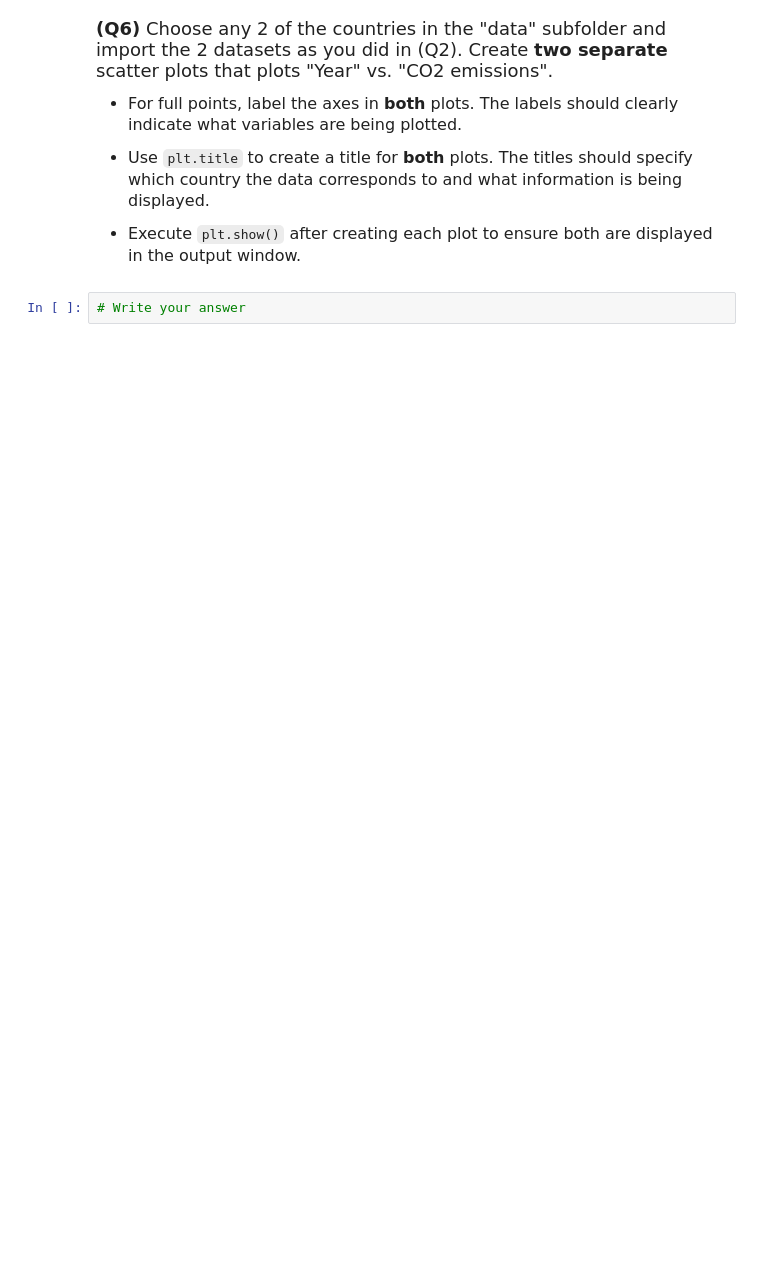
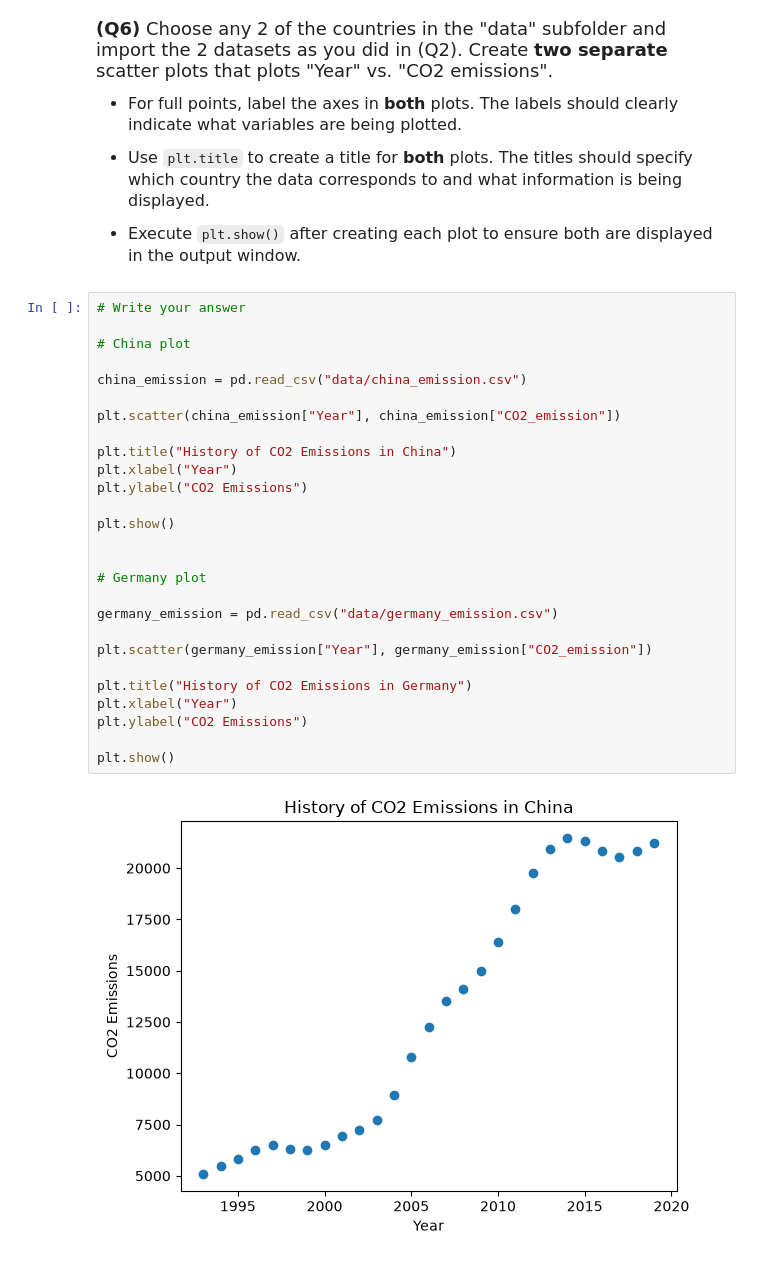
Before and after one commit to aabelnegash/datasci185fall2026, a Jupyter notebook: _assignments/assignment_2/Assignment2.ipynb, the cells around one changed output. Drawn from its saved outputs; the diff is of its cells as text; blank space fills up the shorter version.

```diff
--- a/_assignments/assignment_2/Assignment2.ipynb
+++ b/_assignments/assignment_2/Assignment2.ipynb
@@ -144,5 +152,32 @@ plt
 - Use `plt.title` to create a title for **both** plots. The titles should specify which country the data corresponds to and what information is being displayed.
 
 - Execute `plt.show()` after creating each plot to ensure both are displayed in the output window.
-# %%
-# Write your answer
+# %%
+# Write your answer
+
+# China plot
+
+china_emission = pd.read_csv("data/china_emission.csv")
+
+plt.scatter(china_emission["Year"], china_emission["CO2_emission"])
+
+plt.title("History of CO2 Emissions in China")
+plt.xlabel("Year")
+plt.ylabel("CO2 Emissions")
+
+plt.show()
+
+
+# Germany plot
+
+germany_emission = pd.read_csv("data/germany_emission.csv")
+
+plt.scatter(germany_emission["Year"], germany_emission["CO2_emission"])
+
+plt.title("History of CO2 Emissions in Germany")
+plt.xlabel("Year")
+plt.ylabel("CO2 Emissions")
+
+plt.show()
+# %% [output]
+[figure, added]
```
Also changed, not shown: parts of 2 cells of this notebook.
